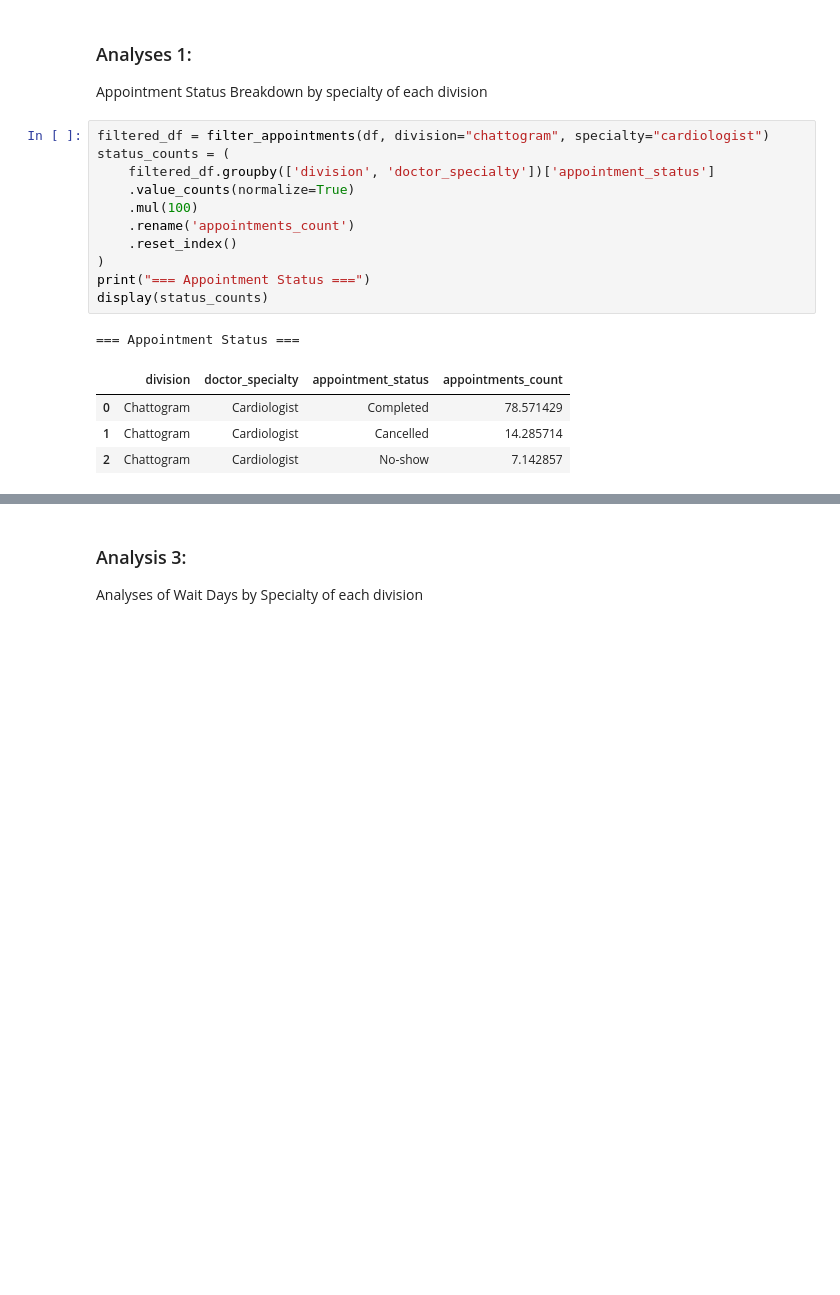
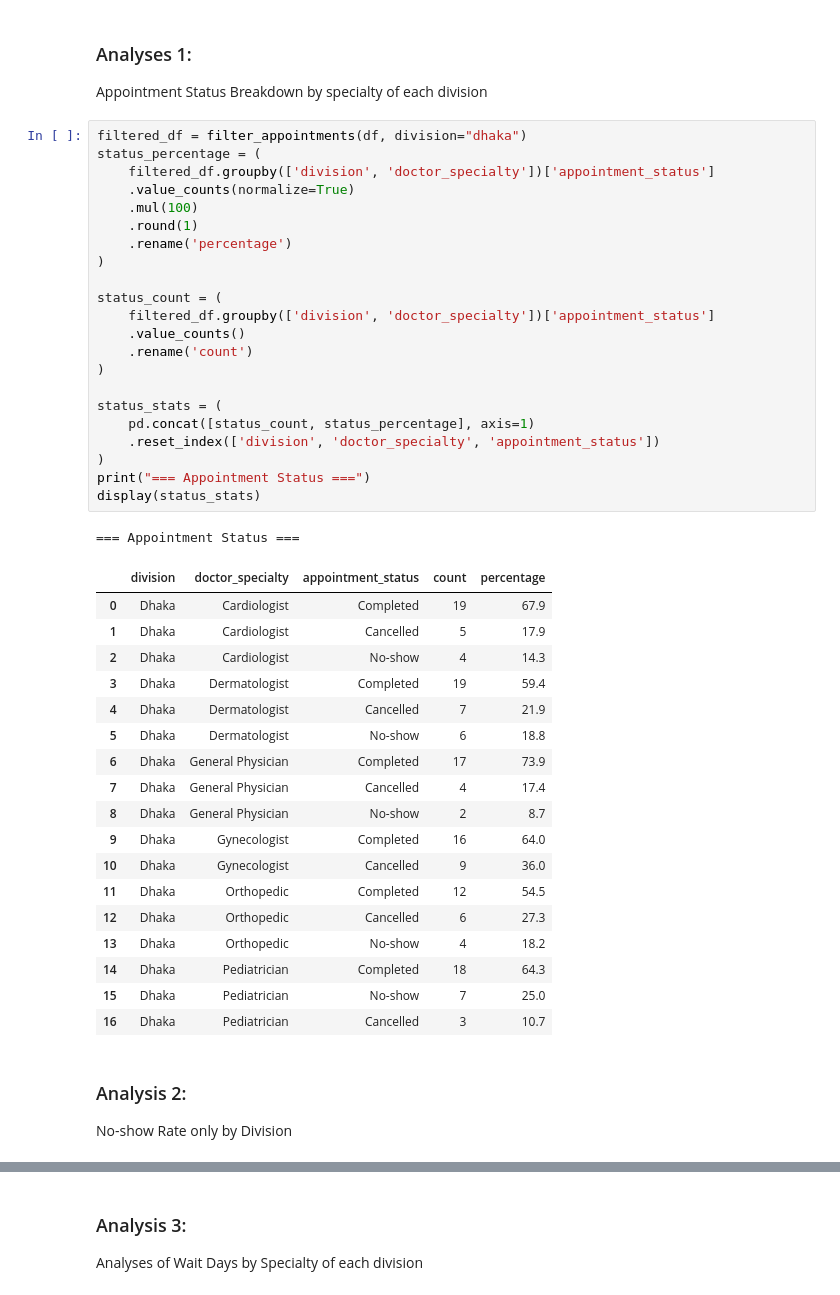
Before and after one commit to NavidulHoque/healthcare_appointment_analysis, a Jupyter notebook: python-analysis/01_analysis.ipynb, the cells around one changed output, grey strips where cells are left out. Cells and saved outputs as stored; diff of their text form; blank space fills up the shorter version.

Commit message:
Refactor analysis notebook and update results

```diff
--- a/python-analysis/01_analysis.ipynb
+++ b/python-analysis/01_analysis.ipynb
@@ -106,20 +106,48 @@ display(corr_matrix)
 ### Analyses 1:
 Appointment Status Breakdown by specialty of each division
 # %%
-filtered_df = filter_appointments(df, division="chattogram", specialty="cardiologist")
-status_counts = (
+filtered_df = filter_appointments(df, division="dhaka")
+status_percentage = (
     filtered_df.groupby(['division', 'doctor_specialty'])['appointment_status']
     .value_counts(normalize=True)
     .mul(100)
-    .rename('appointments_count')
-    .reset_index()
+    .round(1)
+    .rename('percentage')
+)
+
+status_count = (
+    filtered_df.groupby(['division', 'doctor_specialty'])['appointment_status']
+    .value_counts()
+    .rename('count')
+)
+
+status_stats = (
+    pd.concat([status_count, status_percentage], axis=1)
+    .reset_index(['division', 'doctor_specialty', 'appointment_status'])
 )
 print("=== Appointment Status ===")
-display(status_counts)
+display(status_stats)
 # %% [output]
 === Appointment Status ===
-|  | division | doctor_specialty | appointment_status | appointments_count |
-| 0 | Chattogram | Cardiologist | Completed | 78.571429 |
-| 1 | Chattogram | Cardiologist | Cancelled | 14.285714 |
-| 2 | Chattogram | Cardiologist | No-show | 7.142857 |
+|  | division | doctor_specialty | appointment_status | count | percentage |
+| 0 | Dhaka | Cardiologist | Completed | 19 | 67.9 |
+| 1 | Dhaka | Cardiologist | Cancelled | 5 | 17.9 |
+| 2 | Dhaka | Cardiologist | No-show | 4 | 14.3 |
+| 3 | Dhaka | Dermatologist | Completed | 19 | 59.4 |
+| 4 | Dhaka | Dermatologist | Cancelled | 7 | 21.9 |
+| 5 | Dhaka | Dermatologist | No-show | 6 | 18.8 |
+| 6 | Dhaka | General Physician | Completed | 17 | 73.9 |
+| 7 | Dhaka | General Physician | Cancelled | 4 | 17.4 |
+| 8 | Dhaka | General Physician | No-show | 2 | 8.7 |
+| 9 | Dhaka | Gynecologist | Completed | 16 | 64.0 |
+| 10 | Dhaka | Gynecologist | Cancelled | 9 | 36.0 |
+| 11 | Dhaka | Orthopedic | Completed | 12 | 54.5 |
+| 12 | Dhaka | Orthopedic | Cancelled | 6 | 27.3 |
+| 13 | Dhaka | Orthopedic | No-show | 4 | 18.2 |
+| 14 | Dhaka | Pediatrician | Completed | 18 | 64.3 |
+| 15 | Dhaka | Pediatrician | No-show | 7 | 25.0 |
+| 16 | Dhaka | Pediatrician | Cancelled | 3 | 10.7 |
+# %% [markdown]
+### Analysis 2:
+No-show Rate only by Division
 # %%
```
Also changed, not shown: parts of 6 cells of this notebook, 1 other file.
